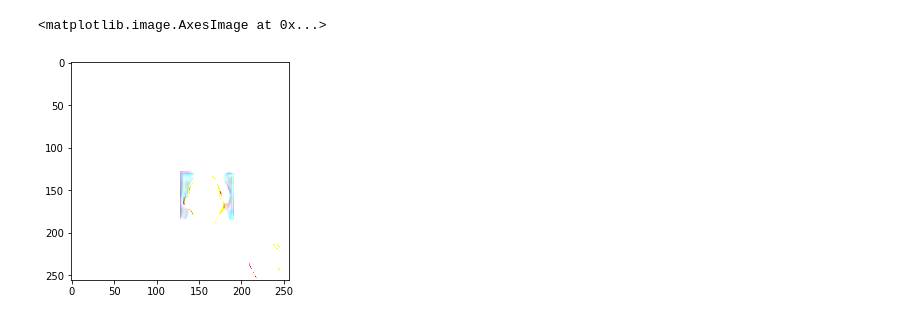
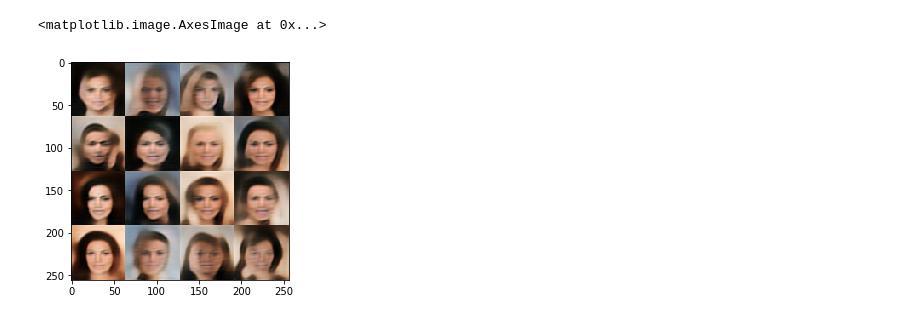
Before and after one commit to goldkim92/BEGAN-tensorflow, a Jupyter notebook: image_check.ipynb, the cells around one changed output. Drawn from its saved outputs; the diff is of its cells as text; code cells hidden in the pictures.

Commit message:
display images in jupyter notebook

```diff
--- a/image_check.ipynb
+++ b/image_check.ipynb
@@ -45,6 +45,8 @@ len(data_path)
 # %%
-img = scipy.misc.imread(data_path[14])
+#%% show one image
+i = 7
+img = scipy.misc.imread(data_path[i])
 plt.imshow(img)
 # %% [output]
 <matplotlib.image.AxesImage at 0x...>
-[figure, old version]
+[figure, new version]
```
Also changed, not shown: parts of 5 cells of this notebook, 1 other file.
